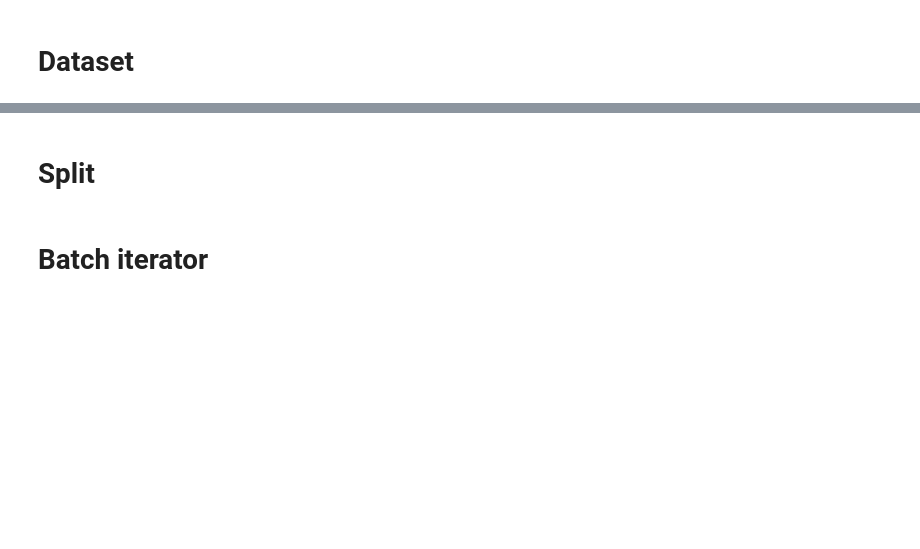
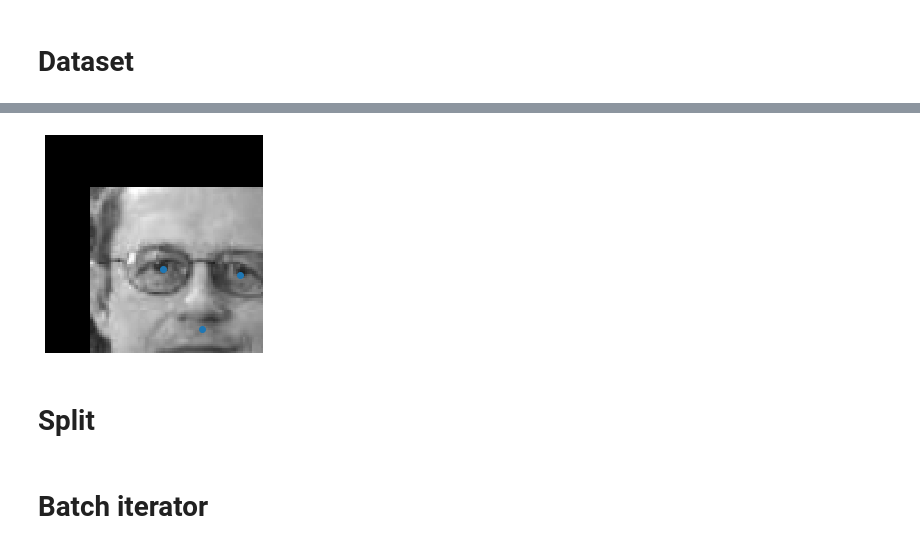
Before and after one commit to mishgon/mesh_detection, a Jupyter notebook: notebooks/test_kaggle_face.ipynb, the cells around one changed output, grey strips where cells are left out. Saved outputs shown, nothing was run; the diff lists cells and outputs as text; code cells hidden in the pictures; blank space fills up the shorter version.

Commit message:
fixed bugs, add resblock (from external lib), add augmentation via shifts

```diff
--- a/notebooks/test_kaggle_face.ipynb
+++ b/notebooks/test_kaggle_face.ipynb
@@ -44,3 +50,10 @@ show_key_points(kps)
+# %%
+img, kps = randomly_shift(img, kps)
+plt.axis('off')
+plt.imshow(img)
+show_key_points(kps)
+# %% [output]
+[figure, added]
 # %% [markdown]
 # Split
 # %%
```
Also changed, not shown: parts of 27 cells of this notebook, 6 other files.
